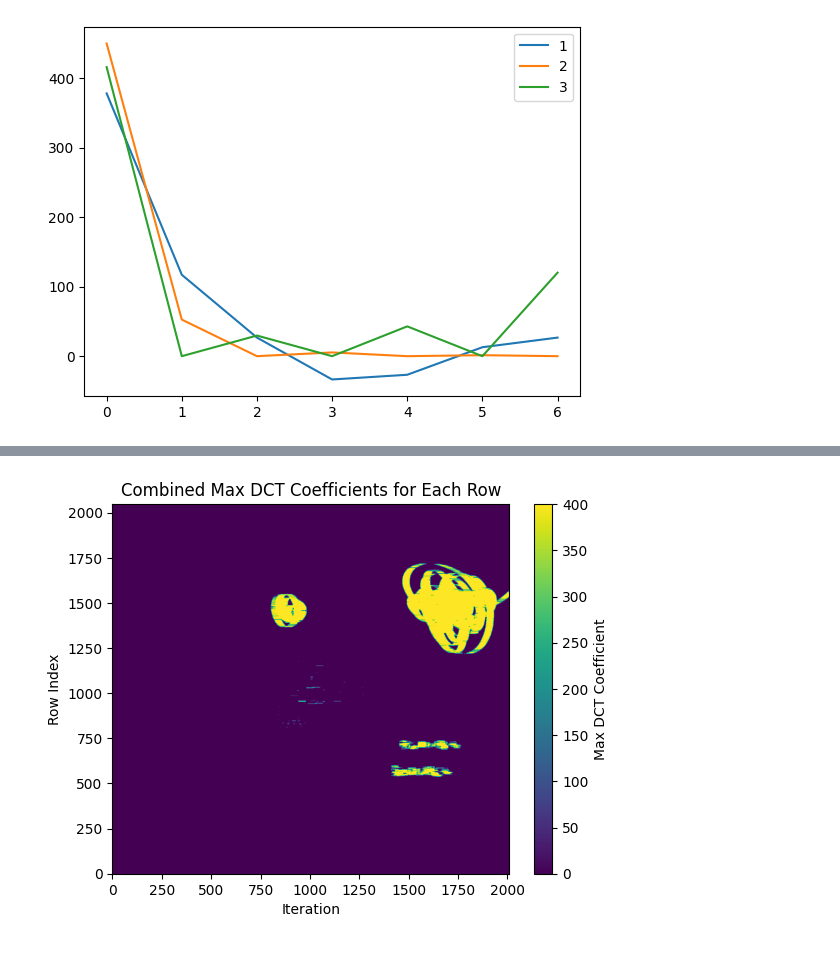
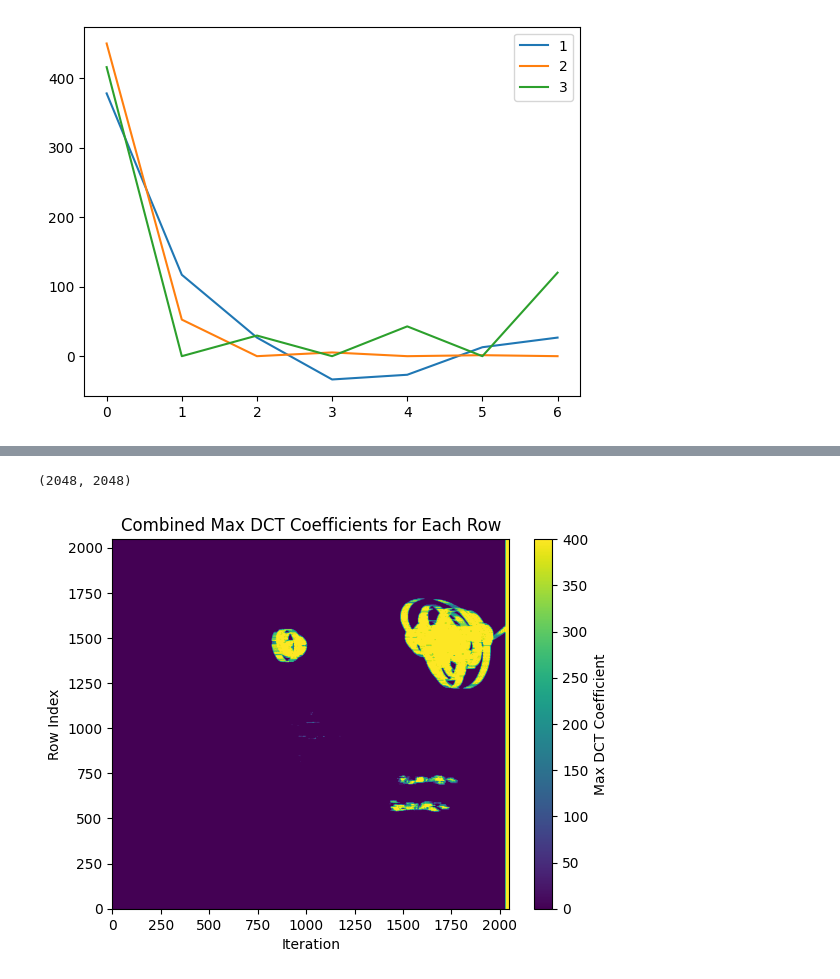
Before and after one commit to lycool2002/imageprocessing, a Jupyter notebook: 1218dct.ipynb, the cells around one changed output, grey strips where cells are left out. Saved outputs shown, nothing was run; the diff lists cells and outputs as text; code cells hidden in the pictures.

```diff
--- a/1218dct.ipynb
+++ b/1218dct.ipynb
@@ -72,0 +73,30 @@ all_dct_results = np.array(all_dct_results)
+# %%
+# 取前後40個點dct
+# 每次DCT取的點的數量
+points_to_select = 41
+half_points = 20  # 每個點的前後各取 20 個點
+
+# 用於存儲每一行的DCT最大值
+all_dct_results = []
+
+# 進行循環，對每一行取 41 個點進行DCT轉換，取每個點的前後各 20 個點，點不足時補0
+for row in im:
+    row_dct_results = []
+    for i in range(len(row)):
+        start_index = max(0, i - half_points)
+        end_index = min(len(row), i + half_points + 1)
+        selected_points = np.pad(row[start_index:end_index], (max(0, half_points - i), max(0, i + half_points + 1 - len(row))), 'constant', constant_values=0)
+        dct_transformed = dct(selected_points, type=2, norm='ortho')
+        row_dct_results.append(np.max(np.abs(dct_transformed[32:])))
+    all_dct_results.append(row_dct_results)
+
+# 將結果轉換為NumPy array
+all_dct_results = np.array(all_dct_results)
+
+# 顯示合併後的DCT結果
+plt.imshow(all_dct_results , cmap='viridis', aspect='auto', extent=[0, len(row_dct_results), 0, len(im)])
+plt.colorbar(label='Max DCT Coefficient')
+plt.title('Combined Max DCT Coefficients for Each Row')
+plt.xlabel('Iteration')
+plt.ylabel('Row Index')
+plt.show()
@@ -73,17 +105,18 @@ all_dct_results = np.array(all_dct_results)
 # %%
-threshold_value = 20  # 你可以根據實際需求調整這個數值
+threshold_value = 25  # 你可以根據實際需求調整這個數值
 all_dct_results_th = deep_copy_array = copy.deepcopy(all_dct_results)
 all_dct_results_th[all_dct_results_th > threshold_value] = 400
 all_dct_results_th[all_dct_results_th < threshold_value] = 0
-
+print(all_dct_results_th.shape)
 
 
 # 顯示合併後的DCT結果
 plt.imshow(all_dct_results_th, cmap='viridis', aspect='auto', extent=[0, len(row_dct_results), 0, len(im)])
 plt.colorbar(label='Max DCT Coefficient')
 plt.title('Combined Max DCT Coefficients for Each Row')
 plt.xlabel('Iteration')
 plt.ylabel('Row Index')
 plt.show()
 # %% [output]
+(2048, 2048)
-[figure, old version]
+[figure, new version]
```
Also changed, not shown: parts of 7 cells of this notebook, 6 other files.
